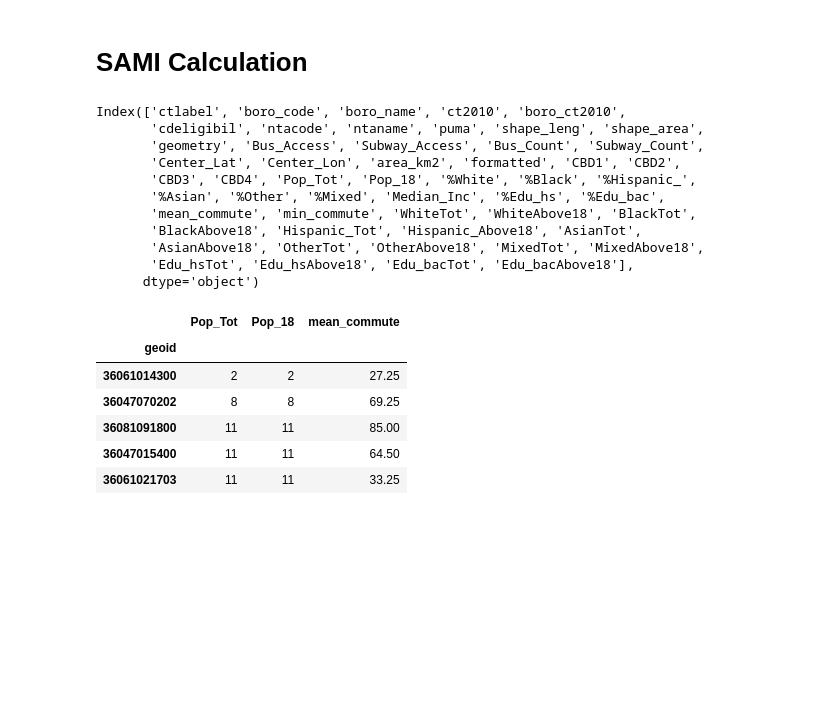
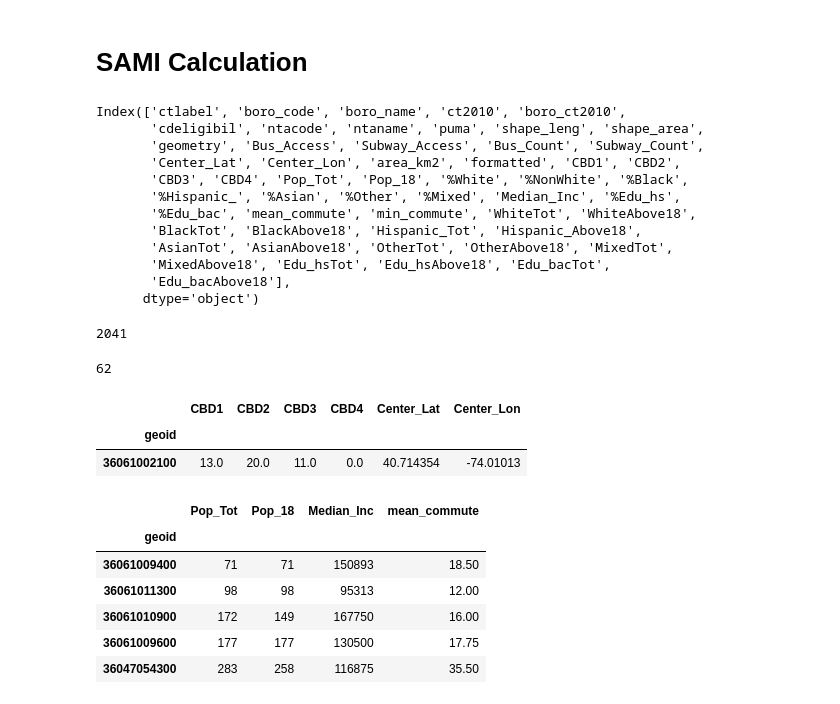
Before and after one commit to emj1020/complex_urban_systems_finalproj, a Jupyter notebook: Scripts/SAMI.ipynb, the cells around one changed output. Saved outputs shown, nothing was run; the diff lists cells and outputs as text; code cells hidden in the pictures; blank space fills up the shorter version.

```diff
--- a/Scripts/SAMI.ipynb
+++ b/Scripts/SAMI.ipynb
@@ -19,6 +23,9 @@ tracts_demo.head()
 | 36005020900 | 4287 | 3297 | 3.825519 | 37.602053 | 57.872638 | 0.256590 | 0.209937 | 0.233263 | 31190 | 74.309979 | ... |
 | 36005021001 | 8930 | 7185 | 2.183651 | 50.470325 | 36.125420 | 8.801792 | 1.209406 | 1.209406 | 54076 | 85.901183 | ... |
 5 rows × 24 columns
+# %%
+tracts_demo['%NonWhite'] = tracts_demo[['%Black', '%Hispanic_', '%Asian',
+       '%Other', '%Mixed']].sum(axis = 1)
 # %%
 tracts_demo.columns
 # %% [output]
@@ -30,6 +37,6 @@ Index(['Pop_Tot', 'Pop_18', '%White', '%Black', '%Hispanic_', '%Asian',
       dtype='object')
 # %%
-tracts_demo = tracts_demo[['Pop_Tot', 'Pop_18', '%White', '%Black', '%Hispanic_', '%Asian',
+tracts_demo = tracts_demo[['Pop_Tot', 'Pop_18', '%White', '%NonWhite','%Black', '%Hispanic_', '%Asian',
        '%Other', '%Mixed', 'Median_Inc', '%Edu_hs', '%Edu_bac']]
 tracts_demo.head()
 # %% [output]
@@ -158,32 +166,48 @@ Index(['ctlabel', 'boro_code', 'boro_name', 'ct2010', 'boro_ct2010',
        'cdeligibil', 'ntacode', 'ntaname', 'puma', 'shape_leng', 'shape_area',
        'geometry', 'Bus_Access', 'Subway_Access', 'Bus_Count', 'Subway_Count',
        'Center_Lat', 'Center_Lon', 'area_km2', 'formatted', 'CBD1', 'CBD2',
-       'CBD3', 'CBD4', 'Pop_Tot', 'Pop_18', '%White', '%Black', '%Hispanic_',
-       '%Asian', '%Other', '%Mixed', 'Median_Inc', '%Edu_hs', '%Edu_bac',
-       'mean_commute', 'min_commute', 'WhiteTot', 'WhiteAbove18', 'BlackTot',
-       'BlackAbove18', 'Hispanic_Tot', 'Hispanic_Above18', 'AsianTot',
-       'AsianAbove18', 'OtherTot', 'OtherAbove18', 'MixedTot', 'MixedAbove18',
-       'Edu_hsTot', 'Edu_hsAbove18', 'Edu_bacTot', 'Edu_bacAbove18'],
+       'CBD3', 'CBD4', 'Pop_Tot', 'Pop_18', '%White', '%NonWhite', '%Black',
+       '%Hispanic_', '%Asian', '%Other', '%Mixed', 'Median_Inc', '%Edu_hs',
+       '%Edu_bac', 'mean_commute', 'min_commute', 'WhiteTot', 'WhiteAbove18',
+       'BlackTot', 'BlackAbove18', 'Hispanic_Tot', 'Hispanic_Above18',
+       'AsianTot', 'AsianAbove18', 'OtherTot', 'OtherAbove18', 'MixedTot',
+       'MixedAbove18', 'Edu_hsTot', 'Edu_hsAbove18', 'Edu_bacTot',
+       'Edu_bacAbove18'],
       dtype='object')
+# %%
+len(tract_info)
+# %% [output]
+2041
+# %%
+len(tract_info[tract_info['Median_Inc']<0])
+# %% [output]
+62
+# %%
+tract_info[tract_info['min_commute']==0][['CBD1','CBD2','CBD3','CBD4','Center_Lat','Center_Lon']]
+# %% [output]
+|  | CBD1 | CBD2 | CBD3 | CBD4 | Center_Lat | Center_Lon |
+| geoid |  |  |  |  |  |  |
+| 36061002100 | 13.0 | 20.0 | 11.0 | 0.0 | 40.714354 | -74.01013 |
 # %%
-tract_info = tract_info.dropna(subset=['Pop_Tot','Pop_18','mean_commute','min_commute',
+tract_info = tract_info.dropna(subset=['Pop_Tot','Pop_18','mean_commute','min_commute','Median_Inc',
                                 'WhiteTot', 'WhiteAbove18', 'BlackTot','BlackAbove18','Hispanic_Tot',
                                 'Hispanic_Above18', 'AsianTot','AsianAbove18', 'OtherTot', 'OtherAbove18',
                                 'MixedTot', 'MixedAbove18','Edu_hsTot', 'Edu_hsAbove18', 'Edu_bacTot', 'Edu_bacAbove18'],how='any')
 tract_info = tract_info[tract_info['Pop_Tot']>0]
-tract_info['mean_commute'] = tract_info['mean_commute'].replace(0, 1e-3)
-tract_info['min_commute'] = tract_info['min_commute'].replace(0, 1e-3)
+tract_info = tract_info[tract_info['Median_Inc']>0]
+tract_info['mean_commute'] = tract_info['mean_commute'].replace(0, 1)
+tract_info['min_commute'] = tract_info['min_commute'].replace(0, 1)
 # %%
 tract_info = tract_info.sort_values(by = 'Pop_Tot')
-tract_info[['Pop_Tot','Pop_18','mean_commute']].head()
+tract_info[['Pop_Tot','Pop_18','Median_Inc','mean_commute']].head()
 # %% [output]
-|  | Pop_Tot | Pop_18 | mean_commute |
-| geoid |  |  |  |
-| 36061014300 | 2 | 2 | 27.25 |
-| 36047070202 | 8 | 8 | 69.25 |
-| 36081091800 | 11 | 11 | 85.00 |
-| 36047015400 | 11 | 11 | 64.50 |
-| 36061021703 | 11 | 11 | 33.25 |
+|  | Pop_Tot | Pop_18 | Median_Inc | mean_commute |
+| geoid |  |  |  |  |
+| 36061009400 | 71 | 71 | 150893 | 18.50 |
+| 36061011300 | 98 | 98 | 95313 | 12.00 |
+| 36061010900 | 172 | 149 | 167750 | 16.00 |
+| 36061009600 | 177 | 177 | 130500 | 17.75 |
+| 36047054300 | 283 | 258 | 116875 | 35.50 |
 # %%
 # Conduct linear regression
 X = np.asarray(np.log(tract_info['Pop_Tot'])).reshape(-1, 1)
```
Also changed, not shown: parts of 24 cells of this notebook.
